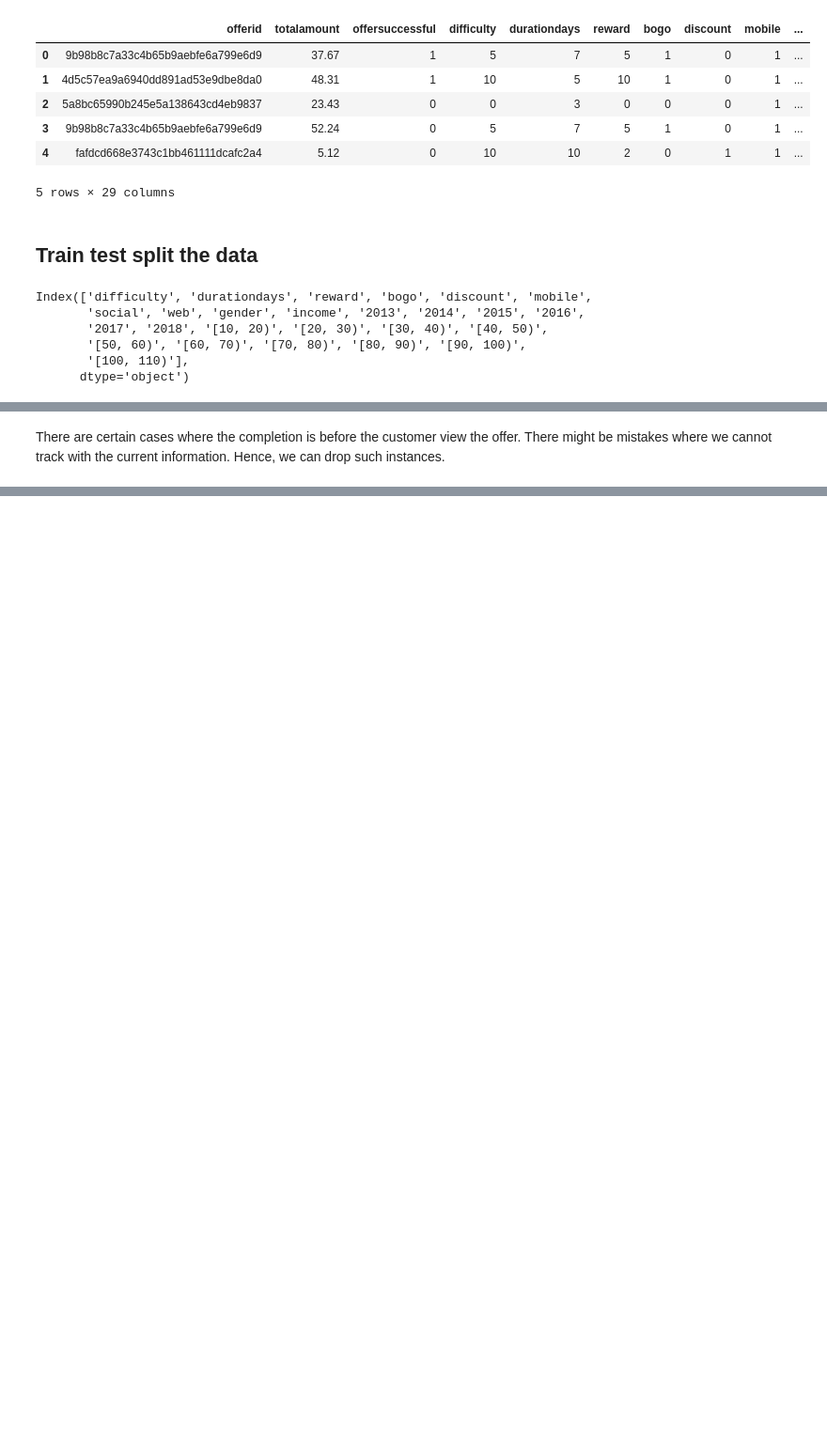
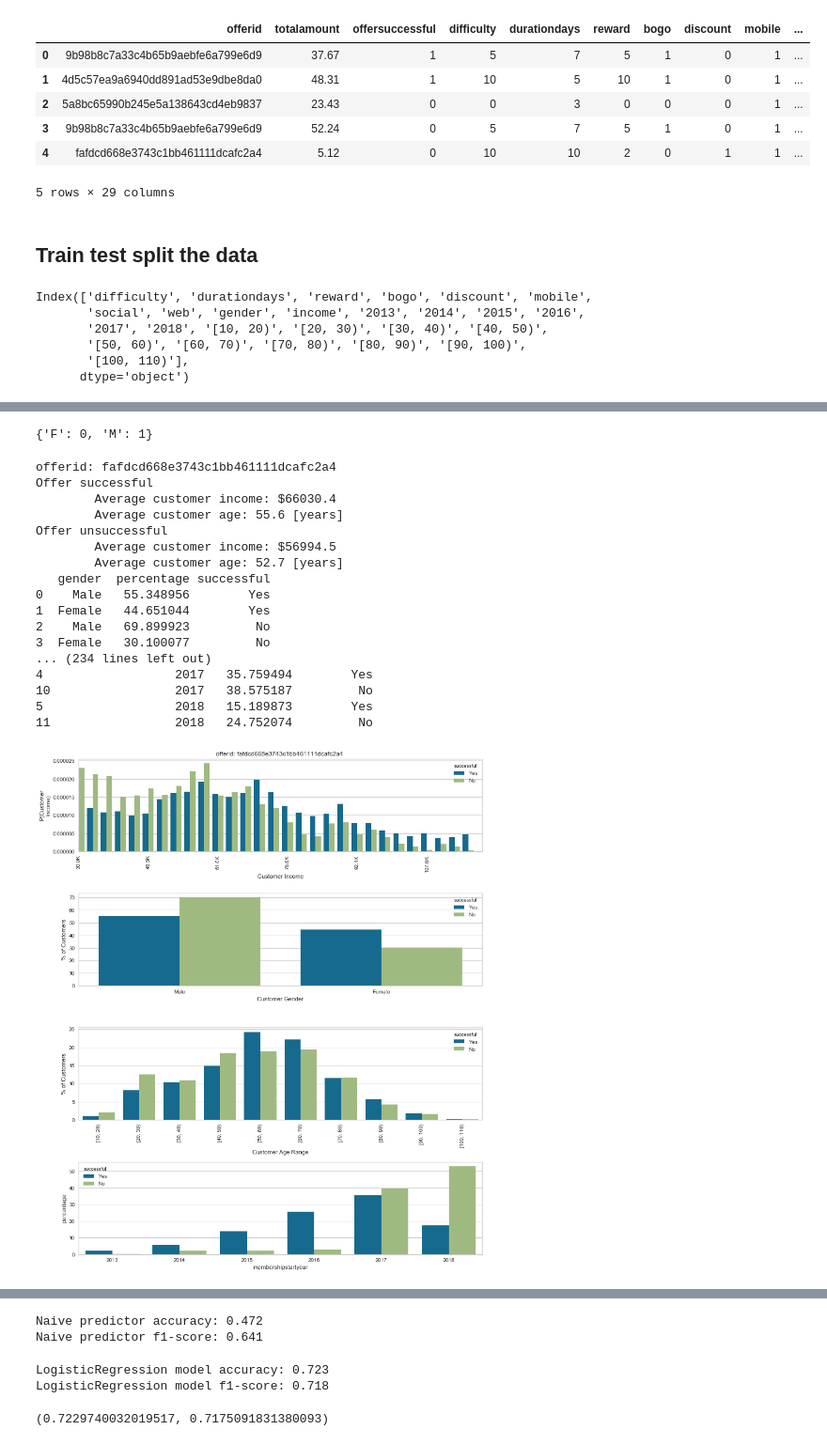
Before and after one commit to xixiaodong/Starbucks-customer-segmentation, a Jupyter notebook: Starbucks_Capstone_notebook.ipynb, the cells around one changed output, grey strips where cells are left out. Shown: that part at 94% size. Saved outputs shown, nothing was run; the diff lists cells and outputs as text; code cells hidden in the pictures; blank space fills up the shorter version.

Commit message:
fitted models

```diff
--- a/Starbucks_Capstone_notebook.ipynb
+++ b/Starbucks_Capstone_notebook.ipynb
@@ -698,2 +528,0 @@ offers_grouped.head()
-# %% [markdown]
-There are certain cases where the completion is before the customer view the offer. There might be mistakes where we cannot track with the current information. Hence, we can drop such instances.
@@ -720,0 +553,26 @@ customers.head()
+# %%
+gender_integer_map
+# %% [output]
+{'F': 0, 'M': 1}
+# %%
+for offer_number in range(10):
+    explore_customer_offer(offer_number, percent_success, training_data, gender_integer_map)
+# %% [output]
+offerid: fafdcd668e3743c1bb461111dcafc2a4
+Offer successful
+        Average customer income: $66030.4
+        Average customer age: 55.6 [years]
+Offer unsuccessful
+        Average customer income: $56994.5
+        Average customer age: 52.7 [years]
+   gender  percentage successful
+0    Male   55.348956        Yes
+1  Female   44.651044        Yes
+2    Male   69.899923         No
+3  Female   30.100077         No
+... (234 lines left out)
+4                  2017   35.759494        Yes
+10                 2017   38.575187         No
+5                  2018   15.189873        Yes
+11                 2018   24.752074         No
+[figure, added]
@@ -720,0 +588,9 @@ customers.head()
+# %%
+naive_predictor_accuracy = accuracy_score(y_train,np.ones(len(y_train)))
+naive_predictor_f1score = f1_score(y_train, np.ones(len(y_train)))
+
+print("Naive predictor accuracy: %.3f" % (naive_predictor_accuracy))
+print("Naive predictor f1-score: %.3f" % (naive_predictor_f1score))
+# %% [output]
+Naive predictor accuracy: 0.472
+Naive predictor f1-score: 0.641
@@ -720,0 +658,8 @@ customers.head()
+# %%
+evaluate_model_performance(lr_random.best_estimator_,
+                           X_train,
+                           y_train)
+# %% [output]
+LogisticRegression model accuracy: 0.723
+LogisticRegression model f1-score: 0.718
+(0.7229740032019517, 0.7175091831380093)
```
Also changed, not shown: parts of 40 cells of this notebook.
